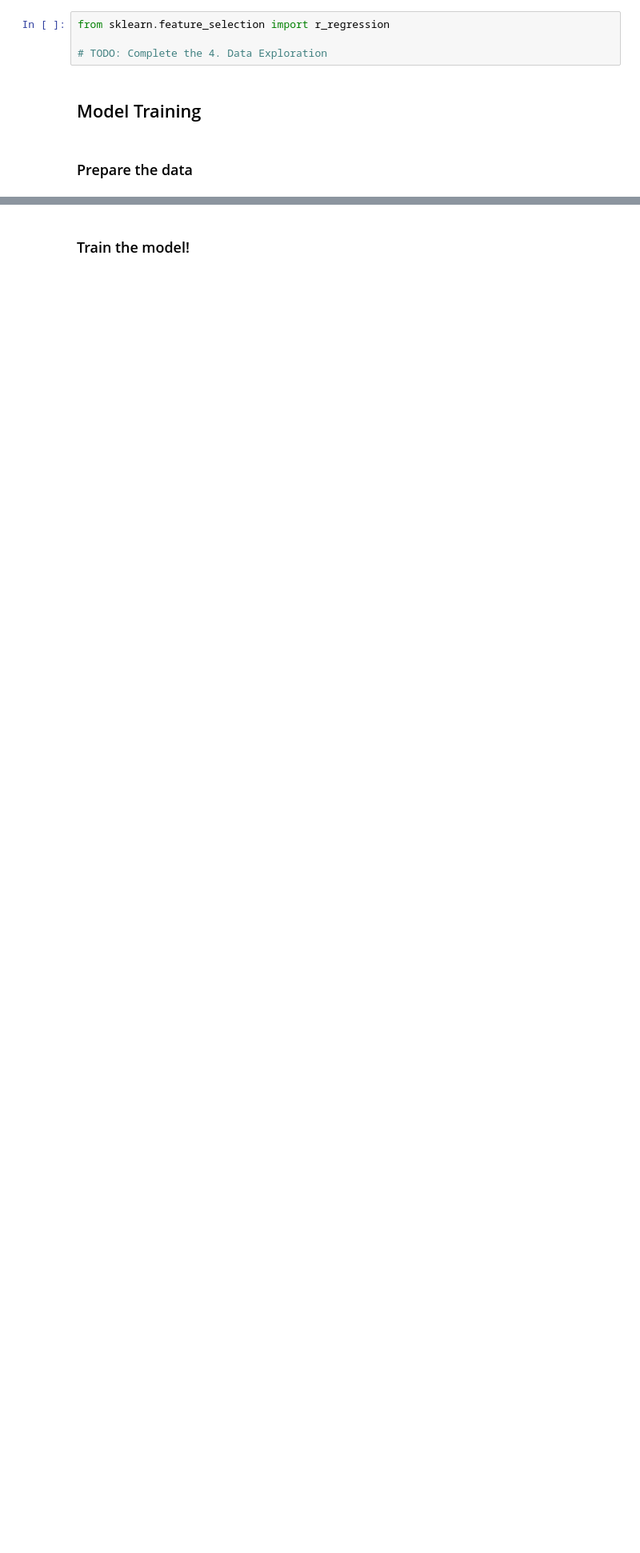
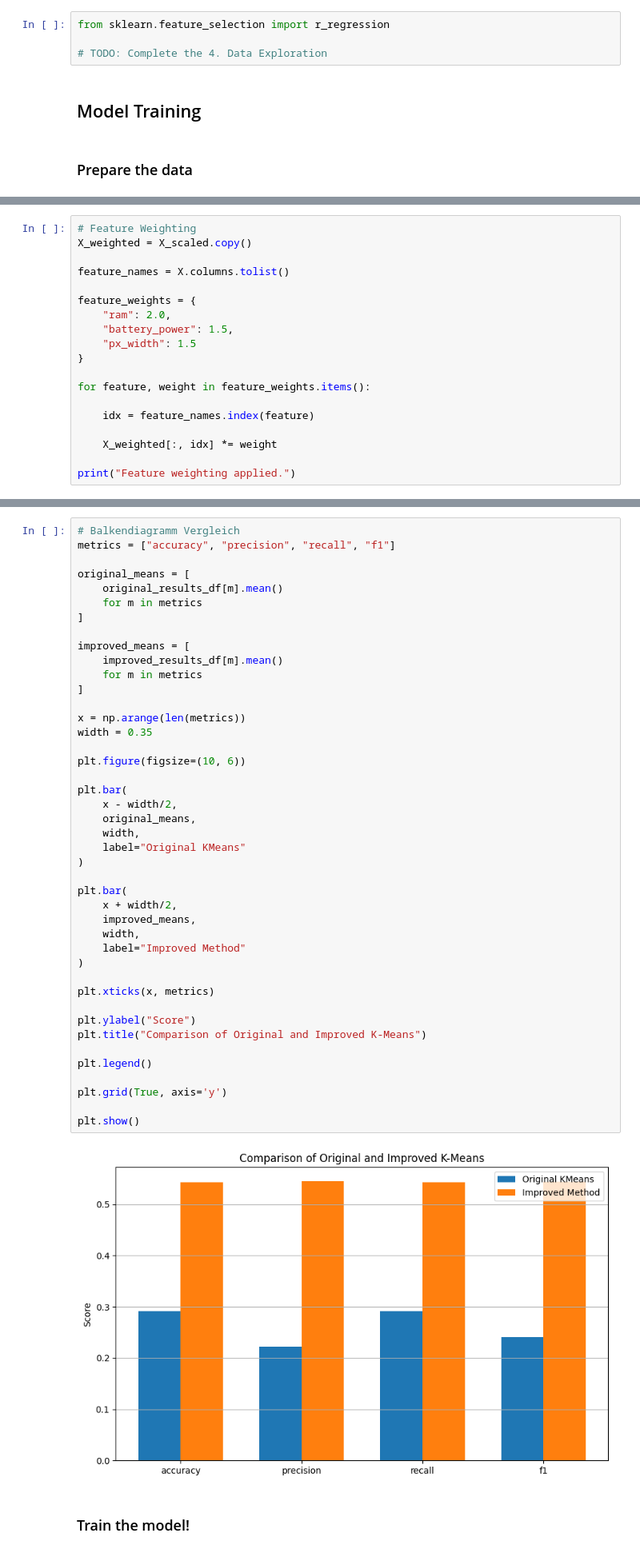
Before and after one commit to JanaAlisa2010/Jana_DM2026-Assignment-2, a Jupyter notebook: Real_World_Classification.ipynb, the cells around one changed output, grey strips where cells are left out. Shown at 80% size. Saved outputs shown, nothing was run; the diff lists cells and outputs as text; blank space fills up the shorter version.

```diff
--- a/Real_World_Classification.ipynb
+++ b/Real_World_Classification.ipynb
@@ -251,0 +749,19 @@ y_train unique: [0 1]
+# %%
+# Feature Weighting
+X_weighted = X_scaled.copy()
+
+feature_names = X.columns.tolist()
+
+feature_weights = {
+    "ram": 2.0,
+    "battery_power": 1.5,
+    "px_width": 1.5
+}
+
+for feature, weight in feature_weights.items():
+
+    idx = feature_names.index(feature)
+
+    X_weighted[:, idx] *= weight
+
+print("Feature weighting applied.")
@@ -252,3 +838,48 @@ y_train unique: [0 1]
+# %%
+# Balkendiagramm Vergleich
+metrics = ["accuracy", "precision", "recall", "f1"]
+
+original_means = [
+    original_results_df[m].mean()
+    for m in metrics
+]
+
+improved_means = [
+    improved_results_df[m].mean()
+    for m in metrics
+]
+
+x = np.arange(len(metrics))
+width = 0.35
+
+plt.figure(figsize=(10, 6))
+
+plt.bar(
+    x - width/2,
+    original_means,
+    width,
+    label="Original KMeans"
+)
+
+plt.bar(
+    x + width/2,
+    improved_means,
+    width,
+    label="Improved Method"
+)
+
+plt.xticks(x, metrics)
+
+plt.ylabel("Score")
+plt.title("Comparison of Original and Improved K-Means")
+
+plt.legend()
+
+plt.grid(True, axis='y')
+
+plt.show()
+# %% [output]
+[figure, added]
 # %% [markdown]
 ### Train the model!
 # %%
```
Also changed, not shown: parts of 52 cells of this notebook, 1 other file.
